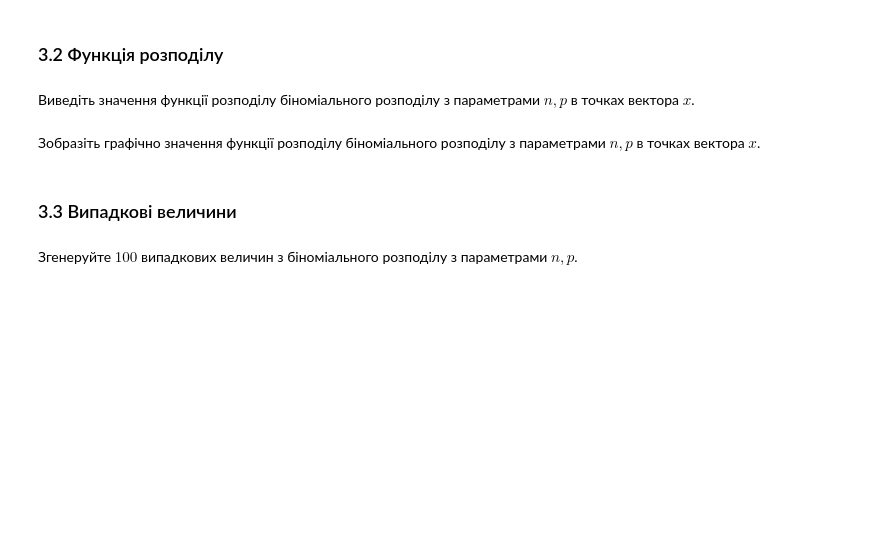
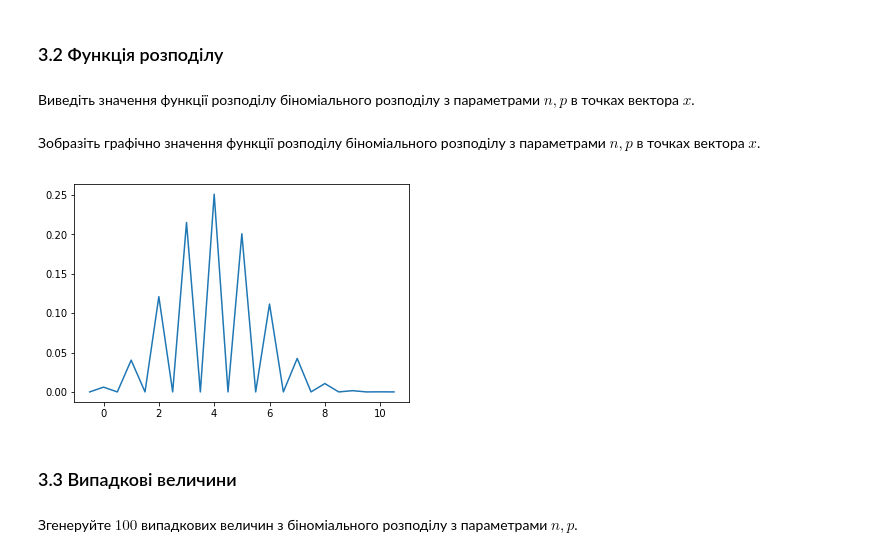
Before and after one commit to mikke-172/-mikke-172-probability_homework4, a Jupyter notebook: Лабораторне заняття 4.ipynb, the cells around one changed output. Cells and saved outputs as stored; diff of their text form; code cells hidden in the pictures; blank space fills up the shorter version.

```diff
--- a/Лабораторне заняття 4.ipynb
+++ b/Лабораторне заняття 4.ipynb
@@ -179,10 +190,16 @@ x1 = np.arange(0, n+1)
 Виведіть значення функції розподілу біноміального розподілу з параметрами $n, p$ в точках вектора $x$.
 # %%
 # Місце для Вашого коду
+y = binom.cdf(x, n, p)
+print(y)
 # %% [markdown]
 Зобразіть графічно значення функції розподілу біноміального розподілу з параметрами $n, p$ в точках вектора $x$.
 # %%
 # Місце для Вашого коду
+plt.plot(x, y)
+plt.show()
+# %% [output]
+[figure, added]
 # %% [markdown]
 ### 3.3 Випадкові величини
 # %% [markdown]
```
Also changed, not shown: parts of 10 cells of this notebook.
